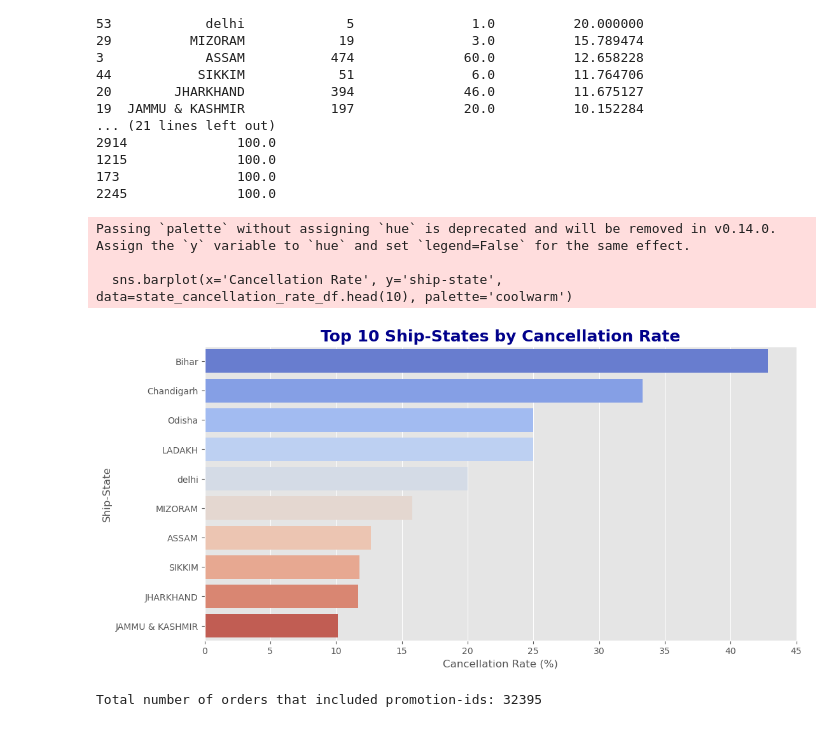
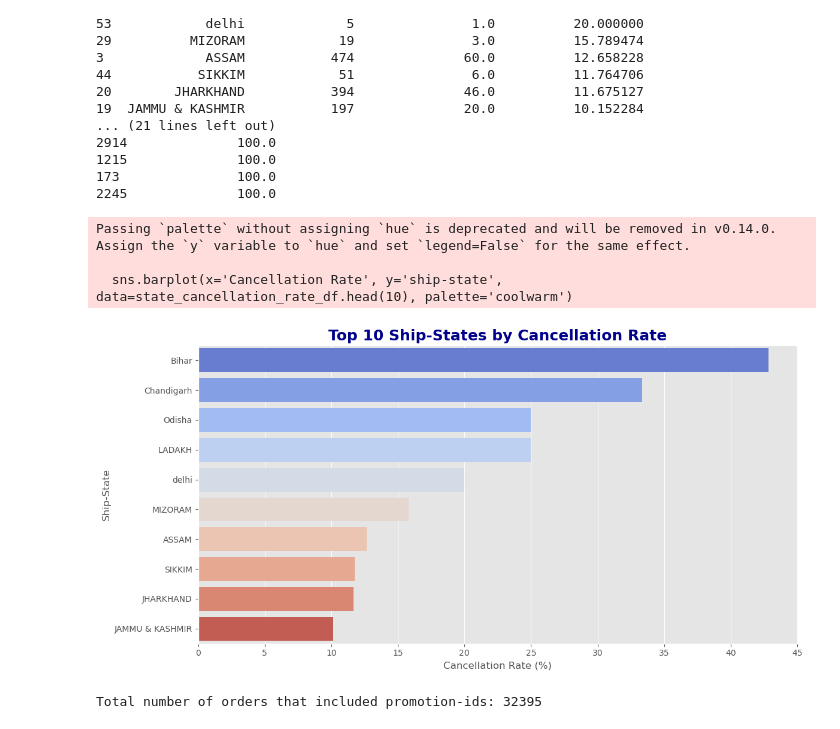
Before and after one commit to ElifSurucu/Analyzing-E-Commerce-Sales-Performance, a Jupyter notebook: Analysis_Notebook.ipynb, the cells around one changed output. Drawn from its saved outputs; the diff is of its cells as text; code cells hidden in the pictures.

```diff
--- a/Analysis_Notebook.ipynb
+++ b/Analysis_Notebook.ipynb
@@ -609,17 +606,22 @@ Sunday has the highest sales amount at approximately 3.3 million. This suggests
 - Steady Mid-Week Sales: Given the consistency in sales on Monday to Wednesday, businesses might want to focus on maintaining or boosting customer engagement during these days, possibly through promotions or email campaigns.
 - Promotions on Saturdays: Although Saturday sees fewer sales than Sunday, there is potential for improvement by testing promotional efforts, making it a strategic day for targeting customers.
 # %%
+
+ecommerce_data['Date'] = pd.to_datetime(ecommerce_data['Date'])
+
+daily_trends = ecommerce_data.groupby('Date')['Amount'].sum().reset_index()
+
 daily_trends['7-Day Rolling Average'] = daily_trends['Amount'].rolling(window=7).mean()
+
 peak_sales = daily_trends[daily_trends['Amount'] == daily_trends['Amount'].max()]
+
 plt.figure(figsize=(14, 6))
 plt.plot(daily_trends['Date'], daily_trends['Amount'], marker='o', linestyle='-', color='b', label='Daily Sales')
 plt.plot(daily_trends['Date'], daily_trends['7-Day Rolling Average'], linestyle='--', color='g', label='7-Day Rolling Average')
 plt.scatter(peak_sales['Date'], peak_sales['Amount'], color='r', zorder=5, label=f"Peak Sales: {peak_sales['Amount'].values[0]:,.0f}")
 
-
 for index, row in peak_sales.iterrows():
     plt.text(row['Date'], row['Amount'], f'{row["Amount"]:,.0f}', color='r', ha='center', fontsize=10, fontweight='bold')
-
 
 plt.title('Daily Sales Volume Over Time', fontsize=16)
 plt.xlabel('Date', fontsize=12)
@@ -627,7 +629,6 @@ plt.ylabel('Total Sales (Amount)', fontsize=12)
 plt.xticks(rotation=45)
 plt.legend(loc='upper left')
 
-
 plt.grid(True, axis='y', linestyle='--', alpha=0.7)
 plt.tight_layout()
 plt.show()
@@ -947,24 +948,21 @@ Top 10 Ship-States by Cancellation Rate:
 173               100.0
 2245              100.0
 # %%
-# Select only the columns you need
-state_cancellation_rate_df = state_cancellation_rate_df[['ship-state', 'Cancellation Rate']]
 
-# Rename columns if necessary (not required here as the names are already correct)
-state_cancellation_rate_df.columns = ['ship-state', 'Cancellation Rate']
+state_cancellation_rate_df = state_cancellation_rate[['ship-state', 'Cancellation Rate']]
 
-# Plot
 plt.figure(figsize=(12, 6))
 sns.barplot(x='Cancellation Rate', y='ship-state', data=state_cancellation_rate_df.head(10), palette='coolwarm')
 plt.title('Top 10 Ship-States by Cancellation Rate', fontsize=18, weight='bold', color='darkblue')
 plt.xlabel('Cancellation Rate (%)')
 plt.ylabel('Ship-State')
+plt.tight_layout()
 plt.show()
 # %% [output]
 Passing `palette` without assigning `hue` is deprecated and will be removed in v0.14.0. Assign the `y` variable to `hue` and set `legend=False` for the same effect.
 
   sns.barplot(x='Cancellation Rate', y='ship-state', data=state_cancellation_rate_df.head(10), palette='coolwarm')
-[figure, old version]
+[figure, new version]
 # %%
 #18.How many orders included promotion-ids?
 
```
Also changed, not shown: parts of 22 cells of this notebook, 1 other file.
